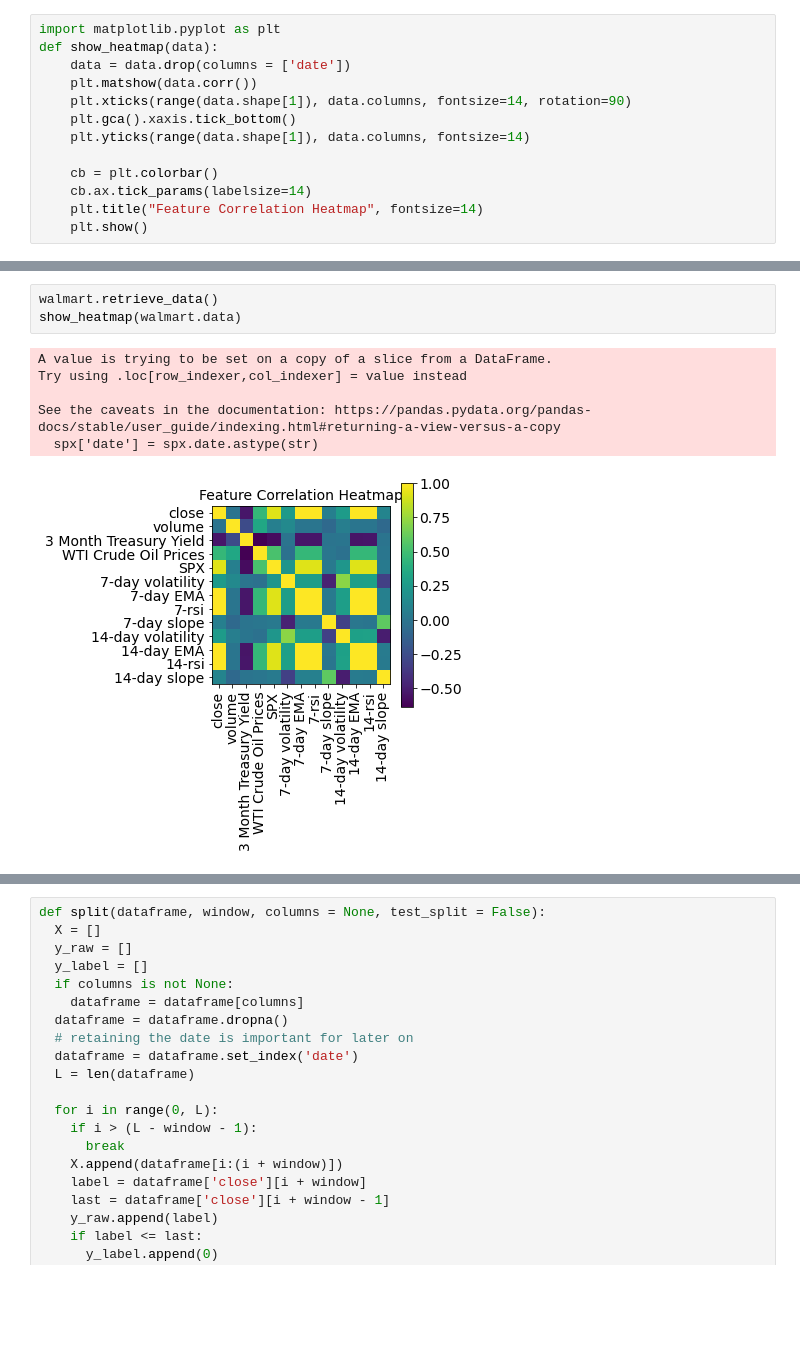
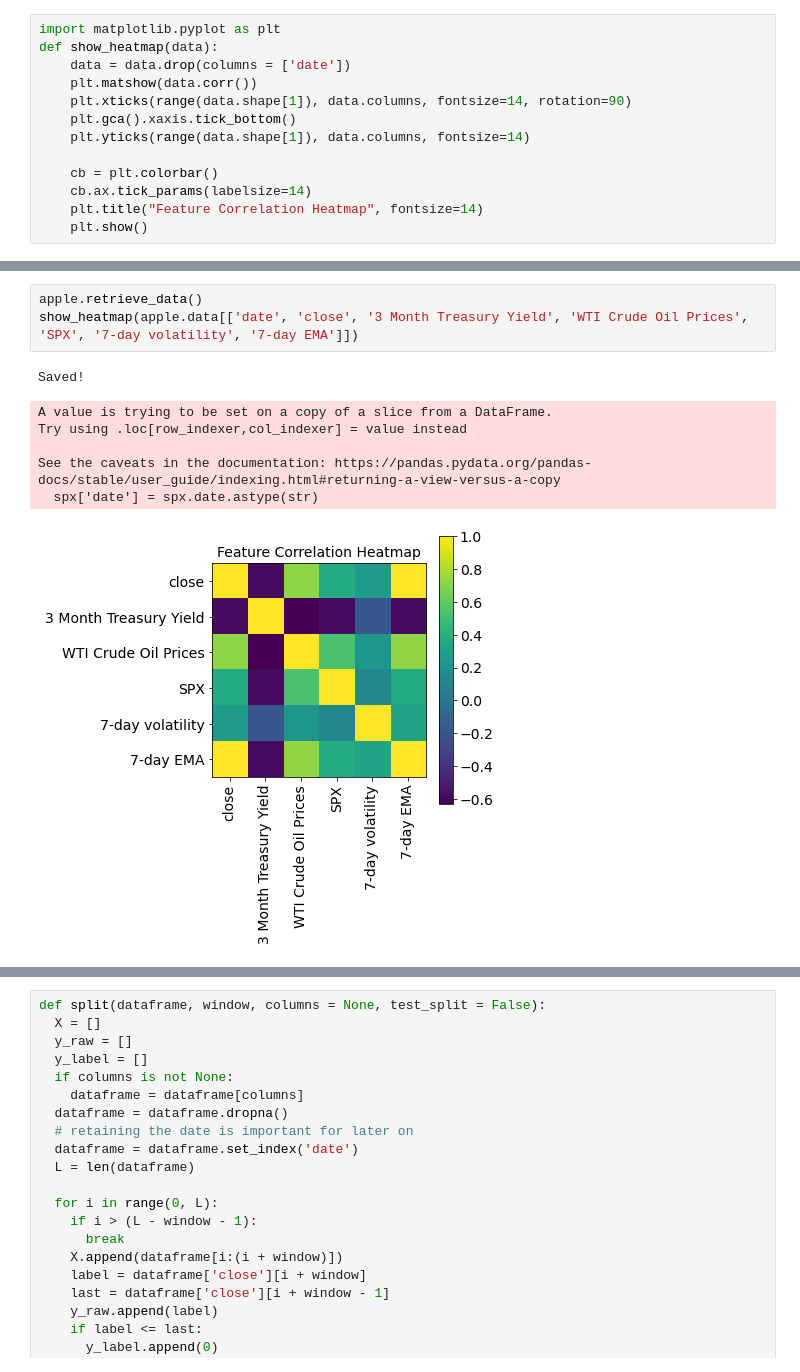
Before and after one commit to hongming-wong/Equities_Price_Prediction_XAI, a Jupyter notebook: Models/LSTM_Final.ipynb, the cells around one changed output, grey strips where cells are left out. Drawn from its saved outputs; the diff is of its cells as text; blank space fills up the shorter version.

```diff
--- a/Models/LSTM_Final.ipynb
+++ b/Models/LSTM_Final.ipynb
@@ -60,10 +30,11 @@ See the caveats in the documentation: https://pandas.pydata.org/pandas-docs/stab
-# %%
-walmart.retrieve_data()
-show_heatmap(walmart.data)
-# %% [output]
-A value is trying to be set on a copy of a slice from a DataFrame.
-Try using .loc[row_indexer,col_indexer] = value instead
-
-See the caveats in the documentation: https://pandas.pydata.org/pandas-docs/stable/user_guide/indexing.html#returning-a-view-versus-a-copy
-  spx['date'] = spx.date.astype(str)
-[figure, removed]
+# %%
+apple.retrieve_data()
+show_heatmap(apple.data[['date', 'close', '3 Month Treasury Yield', 'WTI Crude Oil Prices', 'SPX', '7-day volatility', '7-day EMA']])
+# %% [output]
+Saved!
+A value is trying to be set on a copy of a slice from a DataFrame.
+Try using .loc[row_indexer,col_indexer] = value instead
+
+See the caveats in the documentation: https://pandas.pydata.org/pandas-docs/stable/user_guide/indexing.html#returning-a-view-versus-a-copy
+  spx['date'] = spx.date.astype(str)
+[figure, added]
```
Also changed, not shown: parts of 13 cells of this notebook, 8 other files.
